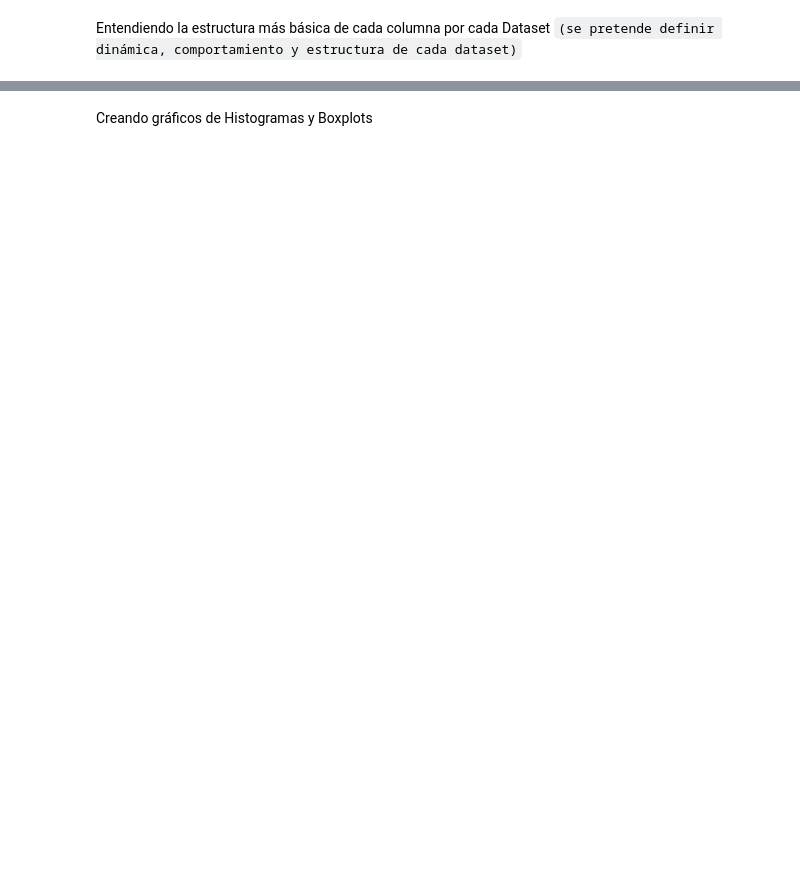
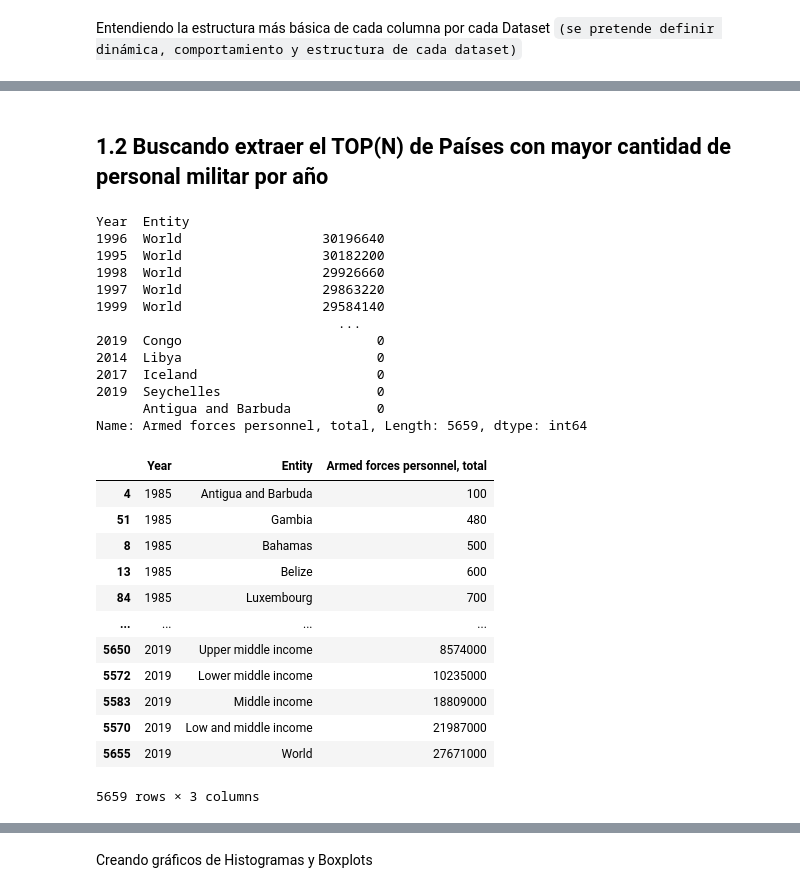
Before and after one commit to martinje24/Data-Science, a Jupyter notebook: Analisis-univariado/Idea_Martin_Reyes.ipynb, the cells around one changed output, grey strips where cells are left out. Cells and saved outputs as stored; diff of their text form; code cells hidden in the pictures; blank space fills up the shorter version.

```diff
--- a/Analisis-univariado/Idea_Martin_Reyes.ipynb
+++ b/Analisis-univariado/Idea_Martin_Reyes.ipynb
@@ -46,0 +83,35 @@ Zimbabwe            ZWE          50800.0     50900.0     52700.0     67800.0
+# %% [markdown]
+## 1.2 Buscando extraer el TOP(N) de Países con mayor cantidad de personal militar por año
+# %%
+#Aquí nos damos cuenta que existen valores que no queremos como los datos del Mundo
+prueba=df_afp.groupby(["Year","Entity"])["Armed forces personnel, total"].max()
+print(prueba.sort_index(ascending=False).sort_values(ascending=False))
+prueba=prueba.reset_index().sort_values(by=["Year","Armed forces personnel, total"])
+prueba
+# %% [output]
+Year  Entity
+1996  World                  30196640
+1995  World                  30182200
+1998  World                  29926660
+1997  World                  29863220
+1999  World                  29584140
+                               ...
+2019  Congo                         0
+2014  Libya                         0
+2017  Iceland                       0
+2019  Seychelles                    0
+      Antigua and Barbuda           0
+Name: Armed forces personnel, total, Length: 5659, dtype: int64
+|  | Year | Entity | Armed forces personnel, total |
+| 4 | 1985 | Antigua and Barbuda | 100 |
+| 51 | 1985 | Gambia | 480 |
+| 8 | 1985 | Bahamas | 500 |
+| 13 | 1985 | Belize | 600 |
+| 84 | 1985 | Luxembourg | 700 |
+| ... | ... | ... | ... |
+| 5650 | 2019 | Upper middle income | 8574000 |
+| 5572 | 2019 | Lower middle income | 10235000 |
+| 5583 | 2019 | Middle income | 18809000 |
+| 5570 | 2019 | Low and middle income | 21987000 |
+| 5655 | 2019 | World | 27671000 |
+5659 rows × 3 columns
```
Also changed, not shown: parts of 25 cells of this notebook.
